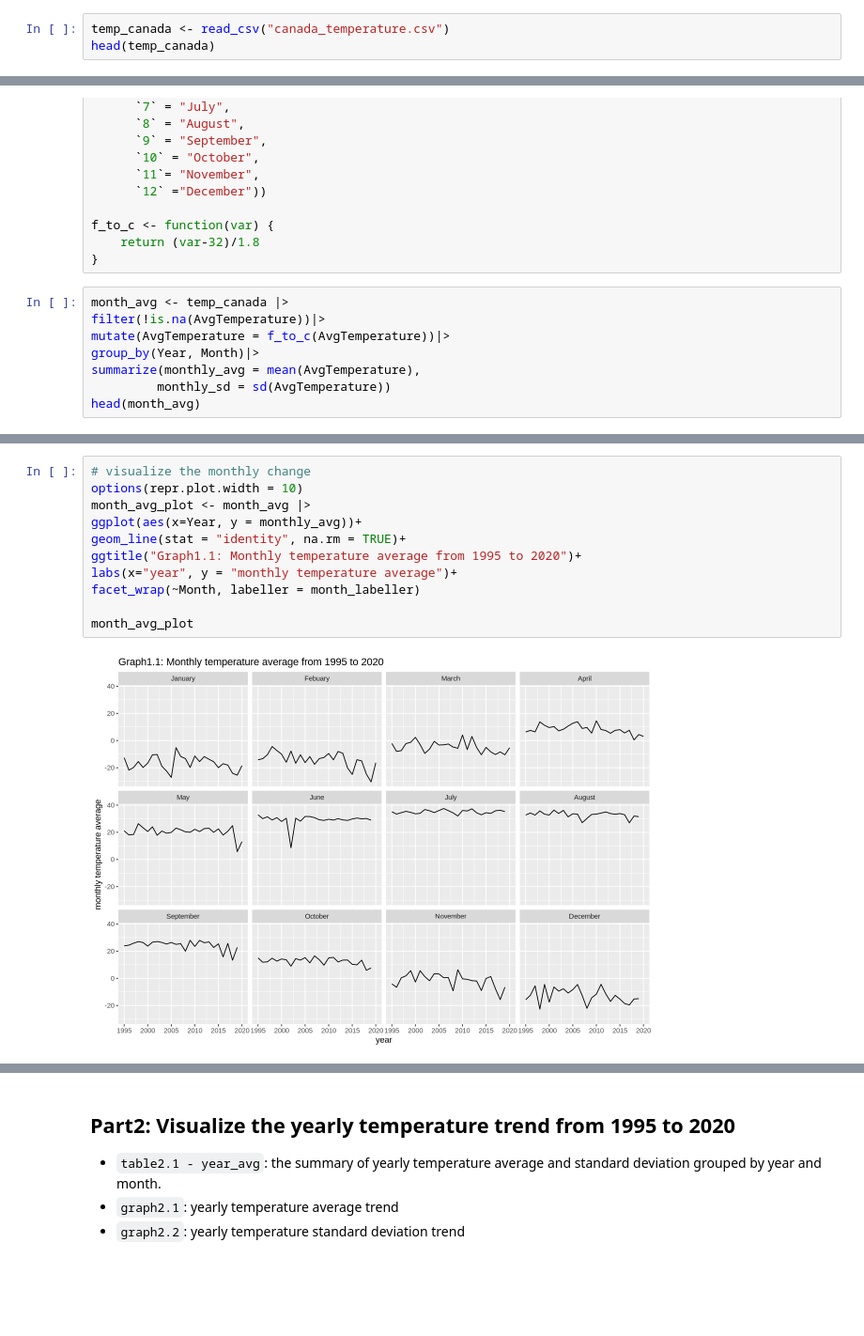
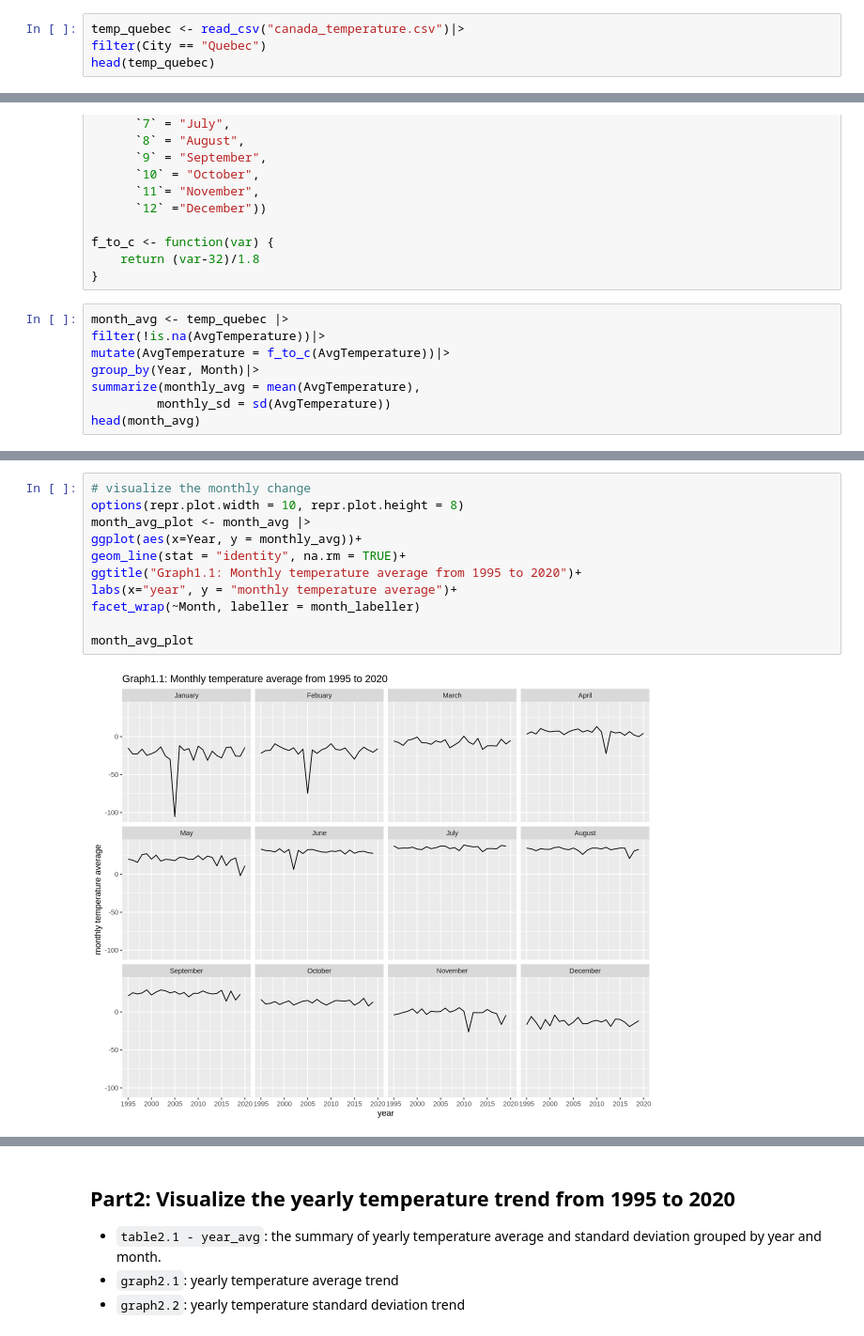
Before and after one commit to abnerbal/Canada_Temp_Hypothesis_Test, a Jupyter notebook: group_project.ipynb, the cells around one changed output, grey strips where cells are left out. Shown at 94% size. Cells and saved outputs as stored; diff of their text form; blank space fills up the shorter version.

Commit message:
quebec data

```diff
--- a/group_project.ipynb
+++ b/group_project.ipynb
@@ -60,8 +60,9 @@ temp_canada <- temp_canada |>
 select(City, Month, Day, Year, AvgTemperature)
 write.csv(temp_canada, "canada_temperature.csv", row.names=FALSE)
 # %%
-temp_canada <- read_csv("canada_temperature.csv")
-head(temp_canada)
+temp_quebec <- read_csv("canada_temperature.csv")|>
+filter(City == "Quebec")
+head(temp_quebec)
 # %% [output]
 Rows: 74245 Columns: 5
 ── Column specification ────────────────────────────────────────────────────────
@@ -107,7 +108,7 @@ f_to_c <- function(var) {
     return (var-32)/1.8
 }
 # %%
-month_avg <- temp_canada |>
+month_avg <- temp_quebec |>
 filter(!is.na(AvgTemperature))|>
 mutate(AvgTemperature = f_to_c(AvgTemperature))|>
 group_by(Year, Month)|>
@@ -129,16 +130,16 @@ A grouped_df: 6 × 4
 # %%
 # visualize the monthly change
-options(repr.plot.width = 10)
+options(repr.plot.width = 10, repr.plot.height = 8)
 month_avg_plot <- month_avg |>
 ggplot(aes(x=Year, y = monthly_avg))+
 geom_line(stat = "identity", na.rm = TRUE)+
 ggtitle("Graph1.1: Monthly temperature average from 1995 to 2020")+
 labs(x="year", y = "monthly temperature average")+
 facet_wrap(~Month, labeller = month_labeller)
 
 month_avg_plot
 # %% [output]
-[figure, old version]
+[figure, new version]
 # %%
 month_sd_plot <- month_avg |>
 ggplot(aes(x=Year, y = monthly_sd))+
```
Also changed, not shown: parts of 6 cells of this notebook.
